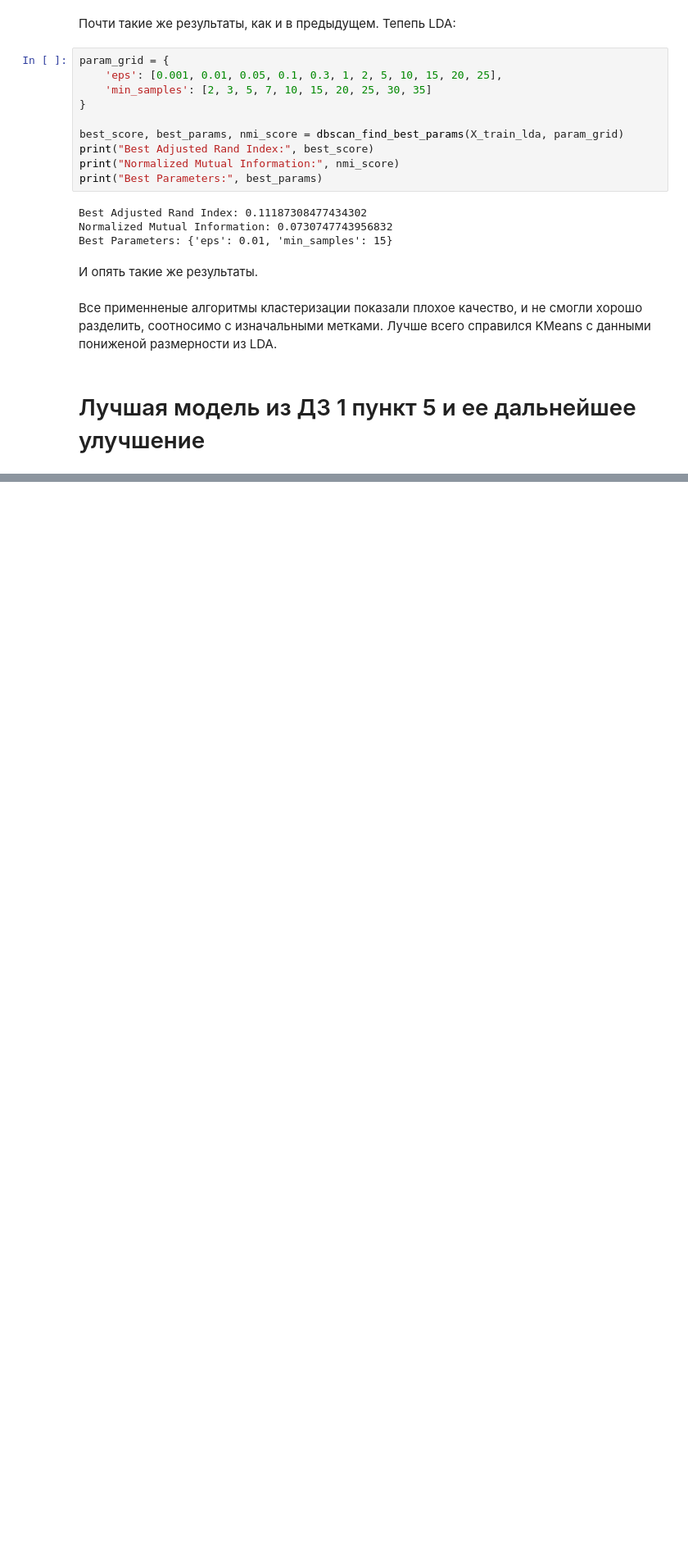
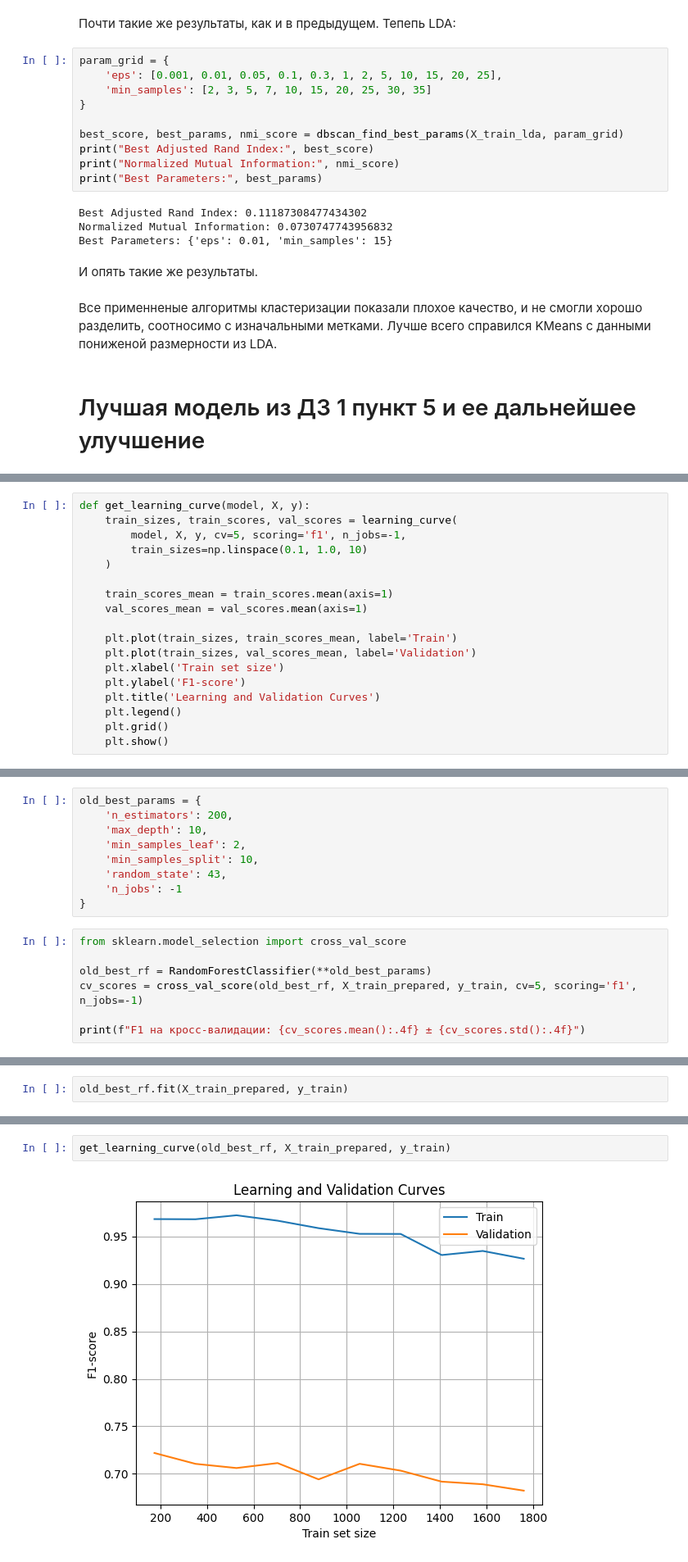
Before and after one commit to dpechenin/hw_ml_2_year, a Jupyter notebook: Pechehnin_Danila_BPM233_HW_2.ipynb, the cells around one changed output, grey strips where cells are left out. Shown at 82% size. Saved outputs shown, nothing was run; the diff lists cells and outputs as text; blank space fills up the shorter version.

```diff
--- a/Pecehnin_Danila_BPM233_HW_2.ipynb
+++ b/Pechehnin_Danila_BPM233_HW_2.ipynb
@@ -438,0 +445,18 @@ Best Parameters: {'eps': 0.01, 'min_samples': 15}
+# %%
+def get_learning_curve(model, X, y):
+    train_sizes, train_scores, val_scores = learning_curve(
+        model, X, y, cv=5, scoring='f1', n_jobs=-1,
+        train_sizes=np.linspace(0.1, 1.0, 10)
+    )
+
+    train_scores_mean = train_scores.mean(axis=1)
+    val_scores_mean = val_scores.mean(axis=1)
+
+    plt.plot(train_sizes, train_scores_mean, label='Train')
+    plt.plot(train_sizes, val_scores_mean, label='Validation')
+    plt.xlabel('Train set size')
+    plt.ylabel('F1-score')
+    plt.title('Learning and Validation Curves')
+    plt.legend()
+    plt.grid()
+    plt.show()
@@ -438,0 +486,16 @@ Best Parameters: {'eps': 0.01, 'min_samples': 15}
+# %%
+old_best_params = {
+    'n_estimators': 200,
+    'max_depth': 10,
+    'min_samples_leaf': 2,
+    'min_samples_split': 10,
+    'random_state': 43,
+    'n_jobs': -1
+}
+# %%
+from sklearn.model_selection import cross_val_score
+
+old_best_rf = RandomForestClassifier(**old_best_params)
+cv_scores = cross_val_score(old_best_rf, X_train_prepared, y_train, cv=5, scoring='f1', n_jobs=-1)
+
+print(f"F1 на кросс-валидации: {cv_scores.mean():.4f} ± {cv_scores.std():.4f}")
@@ -438,0 +506,2 @@ Best Parameters: {'eps': 0.01, 'min_samples': 15}
+# %%
+old_best_rf.fit(X_train_prepared, y_train)
@@ -438,0 +511,4 @@ Best Parameters: {'eps': 0.01, 'min_samples': 15}
+# %%
+get_learning_curve(old_best_rf, X_train_prepared, y_train)
+# %% [output]
+[figure, added]
```
Also changed, not shown: parts of 34 cells of this notebook.
